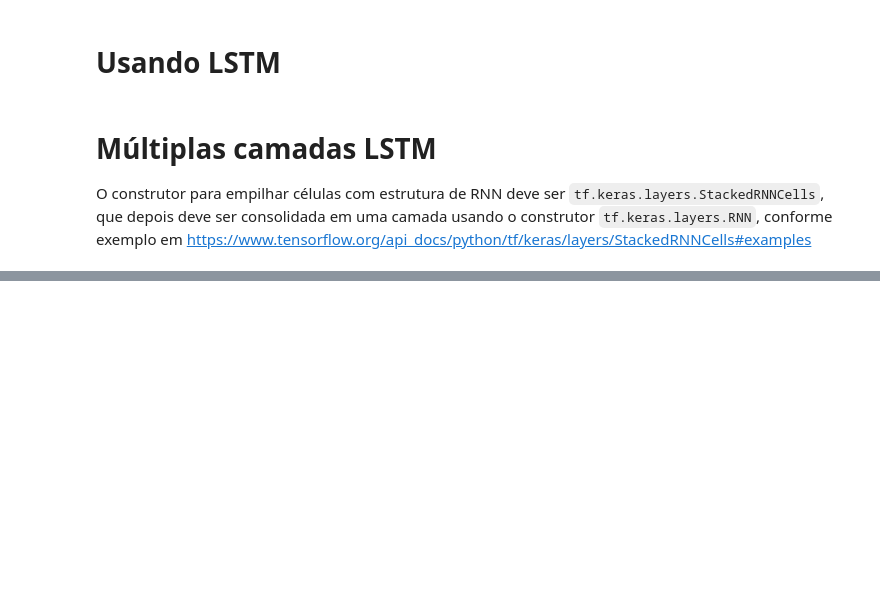
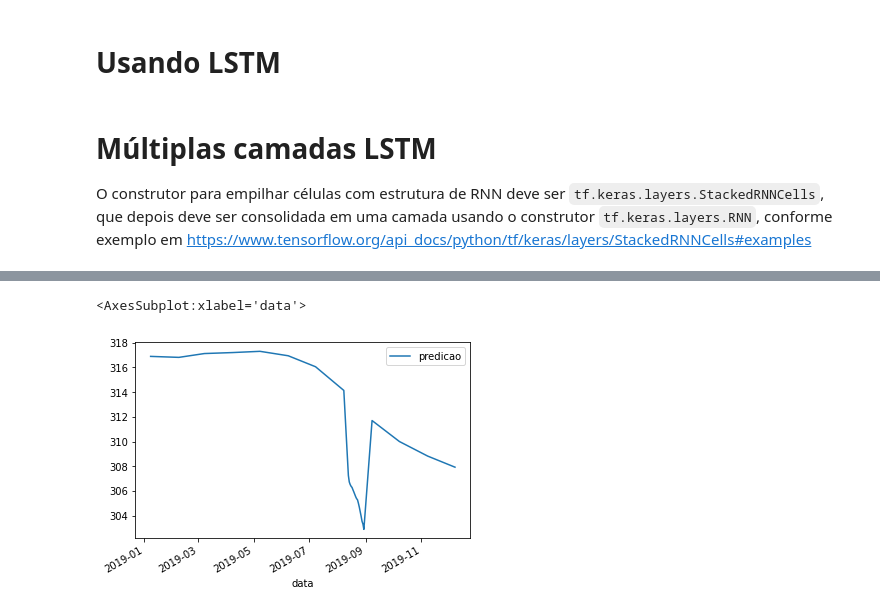
Before and after one commit to alinerguio/hackathon-JPAAgro, a Jupyter notebook: code/serie_temporal_rede_recorrente_dados_processados-Copy1.ipynb, the cells around one changed output, grey strips where cells are left out. Saved outputs shown, nothing was run; the diff lists cells and outputs as text; code cells hidden in the pictures; blank space fills up the shorter version.

```diff
--- a/code/serie_temporal_rede_recorrente_dados_processados-Copy1.ipynb
+++ b/code/serie_temporal_rede_recorrente_dados_processados-Copy1.ipynb
@@ -278,0 +289,4 @@ print(np.sqrt(
+# %%
+final = {}
+final['data'] = []
+final['predicao'] = [float(x) for x in file.split(';')]
@@ -278,0 +313,3 @@ print(np.sqrt(
+# %%
+for dia in range(30):
+    final['data'].append(str(dia + 1).zfill(2) + '/08/2019')
@@ -278,0 +336,5 @@ print(np.sqrt(
+# %%
+final_data = pd.DataFrame(final).set_index('data')
+# %%
+final_data.index = pd.to_datetime(final_data.index)
+final_data
@@ -278,0 +360,5 @@ print(np.sqrt(
+# %%
+final_data.plot()
+# %% [output]
+<AxesSubplot:xlabel='data'>
+[figure, added]
```
Also changed, not shown: parts of 11 cells of this notebook, 3 other files.
